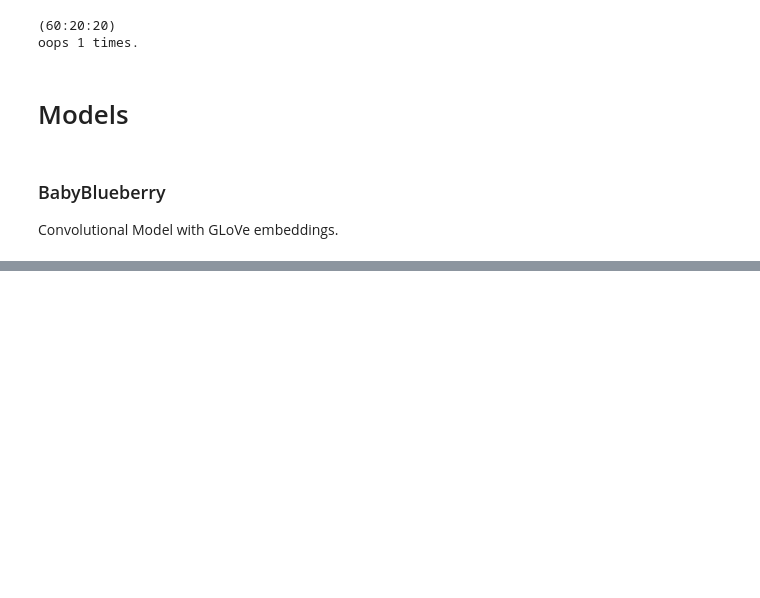
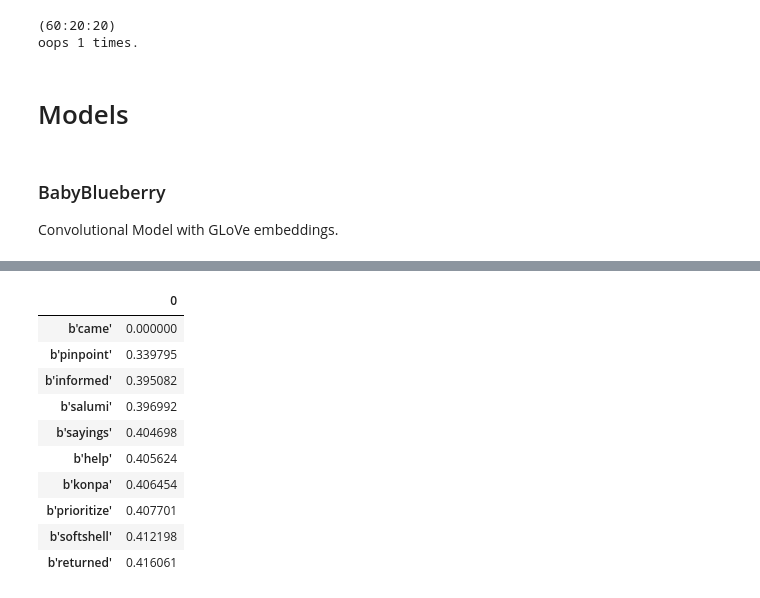
Before and after one commit to kdonbekci/yelp-nlu, a Jupyter notebook: _8_model-lstm_conv.ipynb, the cells around one changed output, grey strips where cells are left out. Cells and saved outputs as stored; diff of their text form; code cells hidden in the pictures; blank space fills up the shorter version.

```diff
--- a/_8_model-lstm_conv.ipynb
+++ b/_8_model-lstm_conv.ipynb
@@ -211,6 +210,7 @@ class BabyBerry:
     def build(dropout_rate, lstm_units, kernels, out_units):
         ix_input = Input(shape= (max_length,), name='review-ix')
         glove_input = Input(shape=(max_length, glove_dim), name='review-embed')
+        length_input = Input(shape=(1,), name='review-length')
 
 
         embedding = Embedding(input_dim=len(glove_lookup_array), output_dim=glove_dim,
@@ -238,13 +238,13 @@ class BabyBerry:
             branches.append(branch)
 
         x = LSTM(units=lstm_units, go_backwards=True, name='lstm')(average_embedding)
-        x = Concatenate(name='concat_conv_lstm')(branches + [x])
+        x = Concatenate(name='concat_conv_lstm')(branches + [x, length_input])
         x = Dropout(rate=dropout_rate, name='dropout_1')(x)
         x = Dense(100, activation='relu', name='dense_1')(x)
         out = Dense(out_units, activation='softmax', name='stars')(x)
 
 
-        return tf.keras.models.Model(inputs={'review-embed':glove_input, 'review-ix': ix_input},
+        return tf.keras.models.Model(inputs={'review-embed':glove_input, 'review-ix': ix_input, 'review-length':length_input},
                                      outputs={'stars': out}, name='BabyBerry')
 
     @tf.function
@@ -252,6 +252,7 @@ class BabyBerry:
         loss = tf.keras.losses.sparse_categorical_crossentropy(truth, logits)
         return loss
 # %%
-batch_size = 128
-dataset, num_batches = make_dataset(batch_size=batch_size, to_embed=True, to_ix=True, channelize=False, to_ternary_task=False)
+batch_size = 256
+dataset, num_batches = make_dataset(batch_size=batch_size, to_embed=True, to_ix=True, channelize=False,
+                                    features={'review-length':get_review_length})
 # %% [output]
@@ -272,7 +269,7 @@ plot_model(baby, show_shapes=True, rankdir='LR', to_file='images/lstm_conv_baby_
 log_dir = os.path.join(SRC_DIR, 'logs', '{}-LSTM-CONV-BabyBerry'.format(datetime.fromtimestamp(time.time()).strftime('%d-%m_%H-%M-%S')))
 tb = tf.keras.callbacks.TensorBoard(log_dir=log_dir, write_graph=False, update_freq='batch')
 # %%
-_=baby.fit(dataset['train'], steps_per_epoch=300, epochs=100,
-                             validation_data= dataset['val'], validation_steps=20,
-                             callbacks=[tb], class_weight=class_weights['five'], verbose=1)
+_=baby.fit(dataset['train'], steps_per_epoch=100, epochs=150,
+                             validation_data= dataset['val'], validation_steps=50,
+                             callbacks=[tb], class_weight=class_weights['five'], verbose=1, shuffle=False)
 # %% [output]
@@ -330,5 +363,4 @@ array([[ 3302,   345,    35,    11,    56],
 baby_embedding = baby.layers[1].get_weights()[0]
 baby_dict = {key: baby_embedding[val] for key, val in keys_to_ix.items()}
 # %%
-dists, ix = neighbors(baby_dict['money'.encode()], baby_dict)
-dists[dists.columns[ix]]
+dists, ix = neighbors(baby_dict['came'.encode()], baby_dict)
@@ -622,0 +367,14 @@ print(classification_report(truth, predictions))
+# %%
+dists[dists.columns[ix[::1]]].T.head(10)
+# %% [output]
+|  | 0 |
+| b'came' | 0.000000 |
+| b'pinpoint' | 0.339795 |
+| b'informed' | 0.395082 |
+| b'salumi' | 0.396992 |
+| b'sayings' | 0.404698 |
+| b'help' | 0.405624 |
+| b'konpa' | 0.406454 |
+| b'prioritize' | 0.407701 |
+| b'softshell' | 0.412198 |
+| b'returned' | 0.416061 |
```
Also changed, not shown: parts of 51 cells of this notebook, 7 other files.
